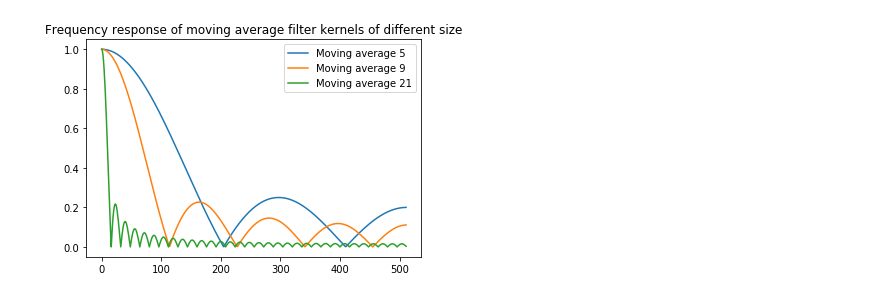
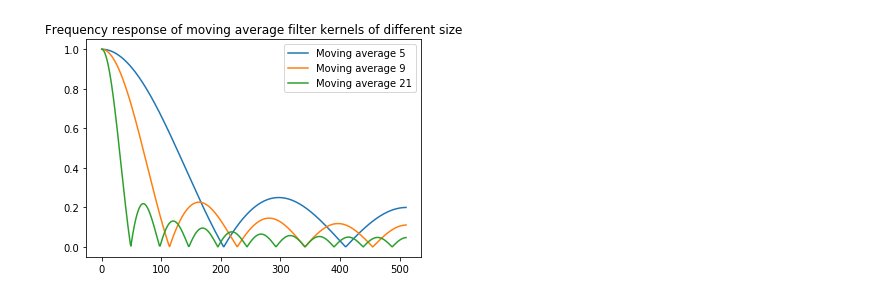
Before and after one commit to serhii-soboliev/dspbase, a Jupyter notebook: demo/filters/moving_average.ipynb, the cells around one changed output. Saved outputs shown, nothing was run; the diff lists cells and outputs as text; code cells hidden in the pictures.

```diff
--- a/demo/filters/moving_average.ipynb
+++ b/demo/filters/moving_average.ipynb
@@ -17,26 +17,26 @@ plt.show()
 # %%
 
 
 f5 = moving_average_kernel()
 f9 = moving_average_kernel(filter_length=9)
-f21 = moving_average_kernel(filter_length=64)
+f21 = moving_average_kernel(filter_length=21)
 
 w5, h5 = signal.freqz(f5)
 ro5, phi5 = cart_to_polar(h5.real, h5.imag)
 plt.plot(ro5, label='Moving average 5')
 
 w9, h9 = signal.freqz(f9)
 ro9, phi9 = cart_to_polar(h9.real, h9.imag)
 plt.plot(ro9, label='Moving average 9')
 
 w21, h21 = signal.freqz(f21)
 ro21, phi21 = cart_to_polar(h21.real, h21.imag)
 plt.plot(ro21, label='Moving average 21')
 plt.title("Frequency response of moving average filter kernels of different size")
 plt.legend()
 plt.show()
 # %% [output]
-[figure, old version]
+[figure, new version]
 # %%
 r5 = signal.convolve(s, f5)
 plt.plot(r5)
```
Also changed, not shown: parts of 4 cells of this notebook, 2 other files.
